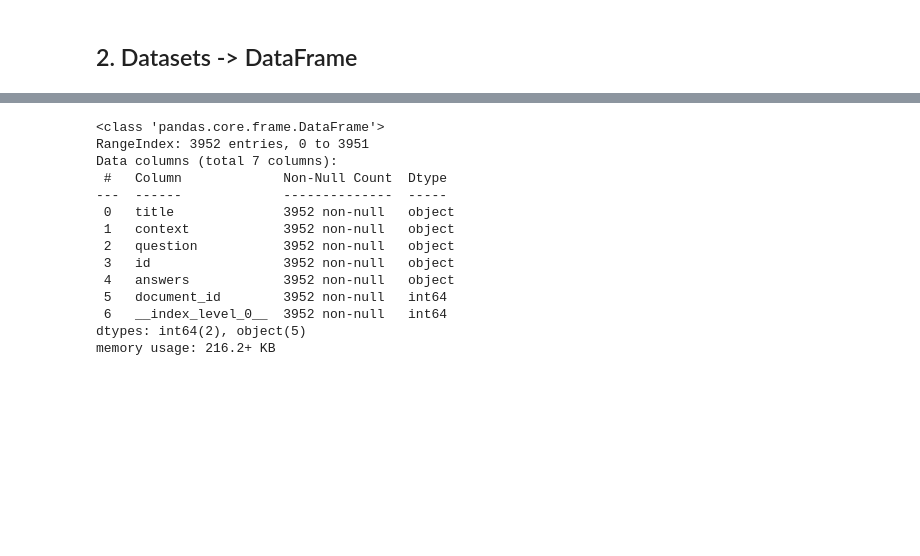
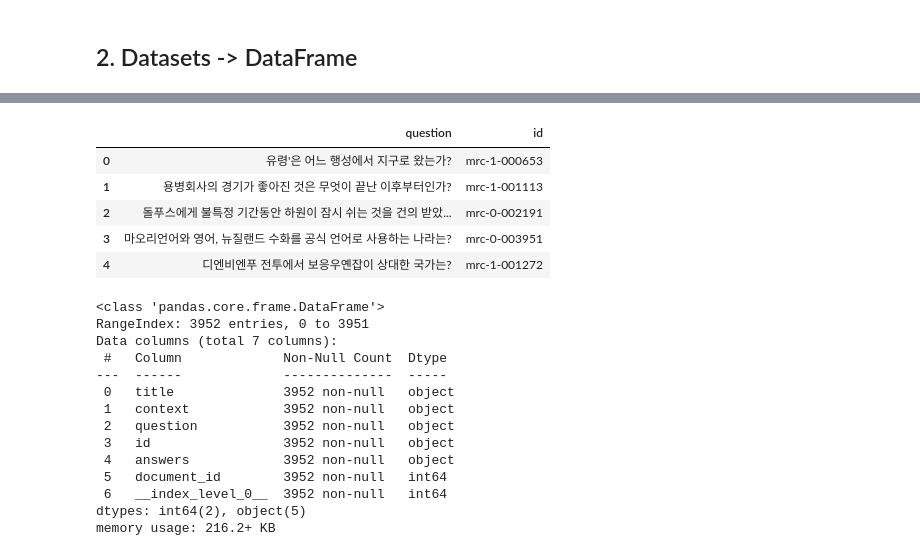
Before and after one commit to chaeyeongg/ODQA, a Jupyter notebook: src/odqa/EDA.ipynb, the cells around one changed output, grey strips where cells are left out. Saved outputs shown, nothing was run; the diff lists cells and outputs as text; code cells hidden in the pictures; blank space fills up the shorter version.

```diff
--- a/baseline/EDA.ipynb
+++ b/src/odqa/EDA.ipynb
@@ -23,7 +23,7 @@ wiki_dataset = Dataset.from_list(wiki_data_list)
 # %%
 
 # Test
-test_dataset = load_from_disk("../data/test_dataset/")
+test_dataset = load_from_disk("/data/ephemeral/home/data/test_dataset")
 test = test_dataset['validation']
 # %% [markdown]
 ## 2. Datasets -> DataFrame
@@ -46,3 +107,12 @@ train_df.head()
+# %%
+test_df.head()
+# %% [output]
+|  | question | id |
+| 0 | 유령'은 어느 행성에서 지구로 왔는가? | mrc-1-000653 |
+| 1 | 용병회사의 경기가 좋아진 것은 무엇이 끝난 이후부터인가? | mrc-1-001113 |
+| 2 | 돌푸스에게 불특정 기간동안 하원이 잠시 쉬는 것을 건의 받았... | mrc-0-002191 |
+| 3 | 마오리언어와 영어, 뉴질랜드 수화를 공식 언어로 사용하는 나라는? | mrc-0-003951 |
+| 4 | 디엔비엔푸 전투에서 보응우옌잡이 상대한 국가는? | mrc-1-001272 |
 # %%
 train_df.info()
 # %% [output]
```
Also changed, not shown: parts of 12 cells of this notebook, 24 other files.
